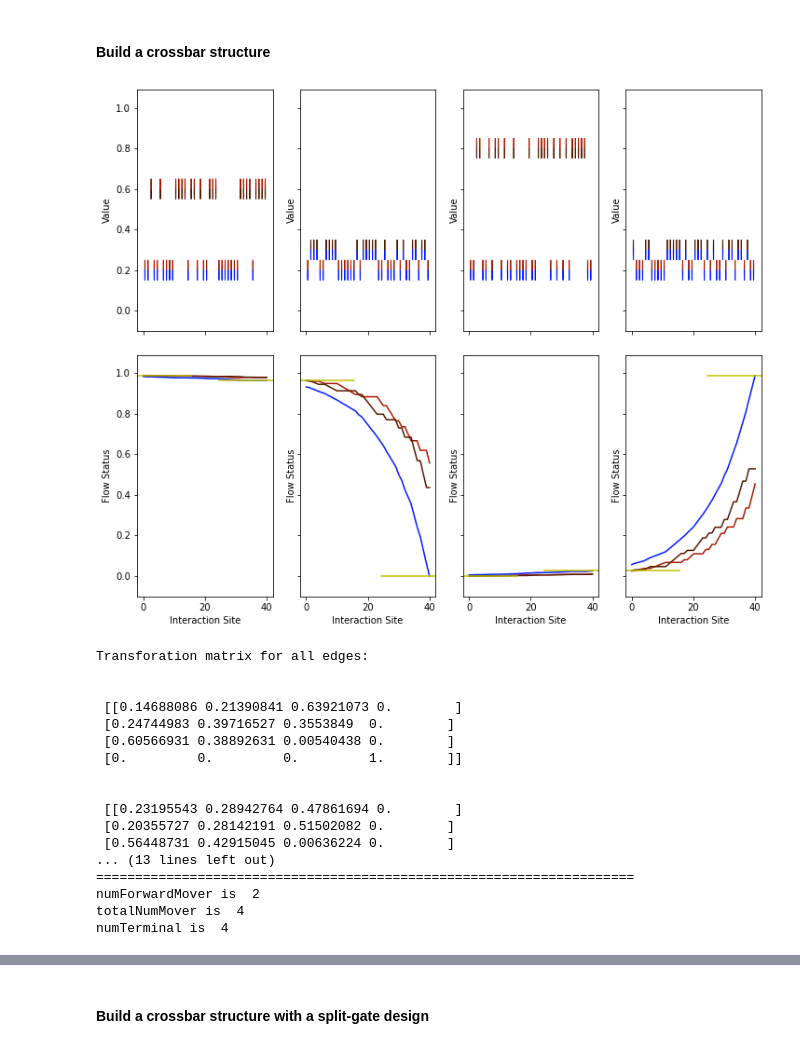
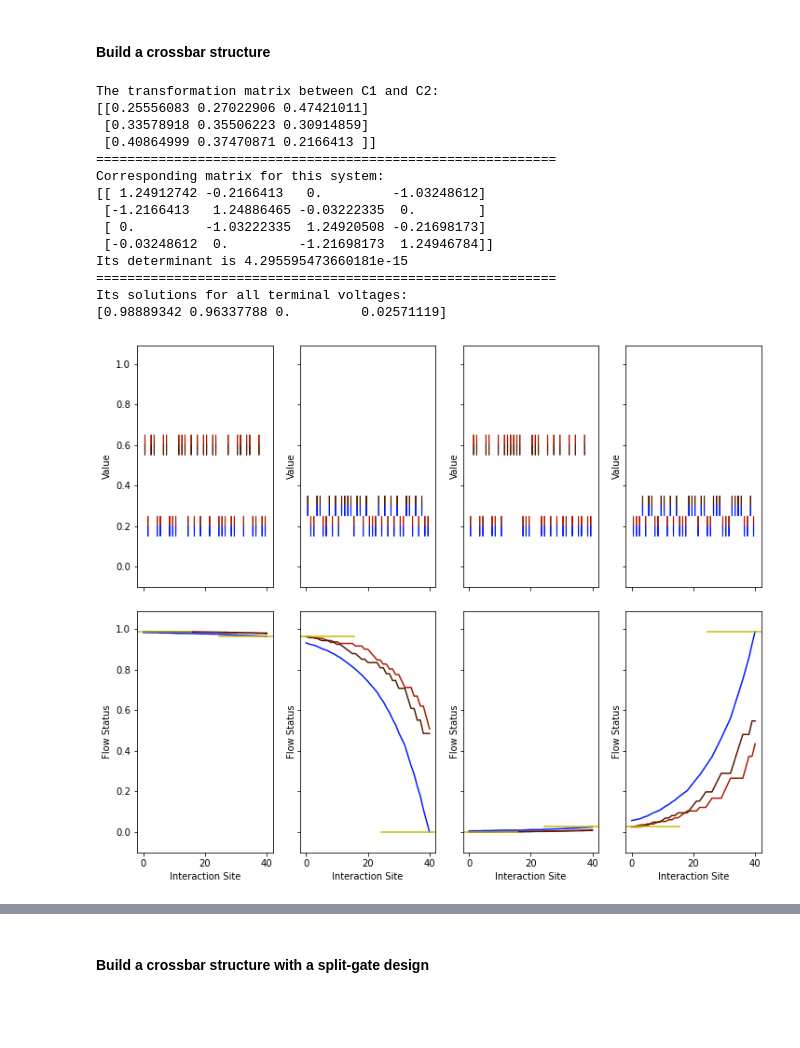
Before and after one commit to LarsonLaugh/Counterfusion, a Jupyter notebook: demo.ipynb, the cells around one changed output, grey strips where cells are left out. Saved outputs shown, nothing was run; the diff lists cells and outputs as text; code cells hidden in the pictures; blank space fills up the shorter version.

```diff
--- a/demo.ipynb
+++ b/demo.ipynb
@@ -493,59 +493,59 @@ totalNumMover = 3
 numForwardMover = 2
 zeroVoltTerminal = 2
 #===============================================================
 # Information of scattering events
 # Interaction parameters
 v02 = 0.2
 v12 = 0.3
 v01 = 0.6
 
 numPerEdge = 20
 # Define interaction between nodes (contacts)
 # C1--M1--C2
 edgeDef1 = [[0,2,v02,numPerEdge],[0,1,v01,numPerEdge]]
 # C2--M2--C3
 edgeDef2 = [[0,2,v02,numPerEdge],[1,2,v12,numPerEdge]]
 # C3--M3--C4
-edgeDef3 = [[0,2,v02,numPerEdge],[0,1,v05,numPerEdge]]
+edgeDef3 = [[0,2,v02,numPerEdge],[0,1,v01,numPerEdge]]
 # C4--M4--C1
 edgeDef4 = [[0,2,v02,numPerEdge],[1,2,v12,numPerEdge]]
 #================================================================
 edgesDef = [edgeDef1,edgeDef2,edgeDef3,edgeDef4]
 edgesInfo = []
 for edgeDef in edgesDef:
     edgesInfo.append(generate_bynumber(edgeDef))
 
 graph = []
 for edgeInfo in edgesInfo:
     graph.append(Edge(edgeInfo,totalNumMover,numForwardMover))
+
+print("The transformation matrix between C1 and C2:")
+print(graph[0].trans_mat())
+print("===========================================================")
 nodesCurrent = [1,0,-1,0]
 sys = System(nodesCurrent,graph,numForwardMover,zeroVoltTerminal)
-axs = sys.plot()
+#================================================================
+# Your system has been defined, let us make some fun out of it.
+print("Corresponding matrix for this system:")
+print(sys.mastermat())
+print("Its determinant is", np.linalg.det(sys.mastermat()))
+print("===========================================================")
+print("Its solutions for all terminal voltages:")
+print(sys.solve())
+axs=sys.plot()
 # %% [output]
+The transformation matrix between C1 and C2:
+[[0.25556083 0.27022906 0.47421011]
+ [0.33578918 0.35506223 0.30914859]
+ [0.40864999 0.37470871 0.2166413 ]]
+===========================================================
+Corresponding matrix for this system:
+[[ 1.24912742 -0.2166413   0.         -1.03248612]
+ [-1.2166413   1.24886465 -0.03222335  0.        ]
+ [ 0.         -1.03222335  1.24920508 -0.21698173]
+ [-0.03248612  0.         -1.21698173  1.24946784]]
+Its determinant is 4.295595473660181e-15
+===========================================================
+Its solutions for all terminal voltages:
+[0.98889342 0.96337788 0.         0.02571119]
-[figure, old version]
+[figure, new version]
-# %%
-print("Transforation matrix for all edges:")
-matrices = [edge.trans_mat() for edge in sys.graph]
-[print('\n\n',matrice) for matrice in matrices]
-print("=====================================================================")
-print("numForwardMover is ",sys.numForwardMover)
-print("totalNumMover is ",sys.totalNumMover)
-print("numTerminal is ",sys.numTerminal)
-# %% [output]
-Transforation matrix for all edges:
-
-
- [[0.14688086 0.21390841 0.63921073 0.        ]
- [0.24744983 0.39716527 0.3553849  0.        ]
- [0.60566931 0.38892631 0.00540438 0.        ]
- [0.         0.         0.         1.        ]]
-
-
- [[0.23195543 0.28942764 0.47861694 0.        ]
- [0.20355727 0.28142191 0.51502082 0.        ]
- [0.56448731 0.42915045 0.00636224 0.        ]
-... (13 lines left out)
-=====================================================================
-numForwardMover is  2
-totalNumMover is  4
-numTerminal is  4
```
Also changed, not shown: parts of 9 cells of this notebook, 1 other file.
